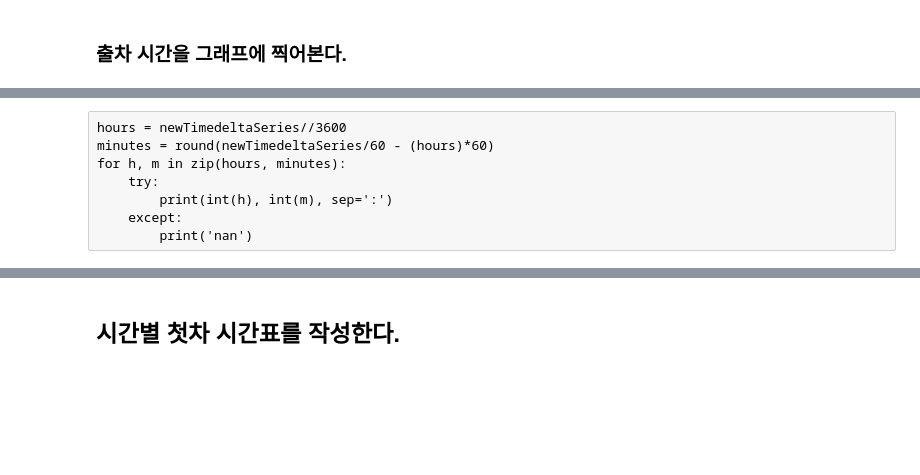
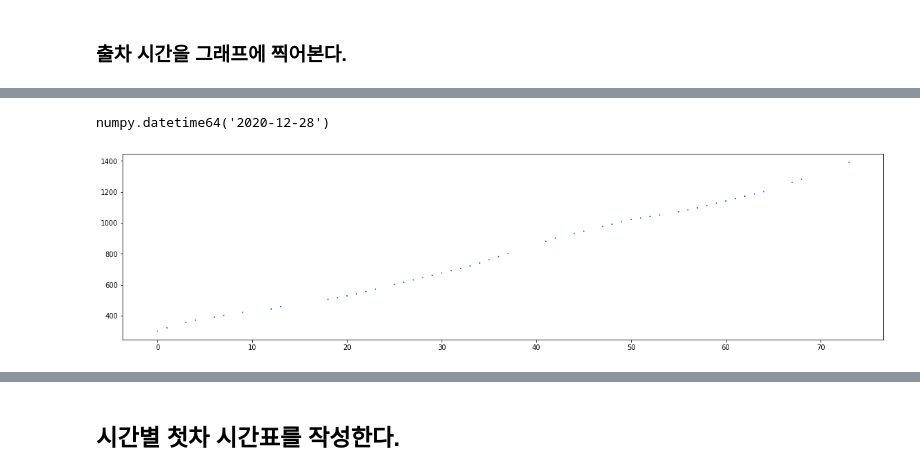
Before and after one commit to pilltong/Data-Structure-Project, a Jupyter notebook: BTTA_MakeTimeTable.ipynb, the cells around one changed output, grey strips where cells are left out. Saved outputs shown, nothing was run; the diff lists cells and outputs as text; code cells hidden in the pictures; blank space fills up the shorter version.

```diff
--- a/BTTA_MakeTimeTable.ipynb
+++ b/BTTA_MakeTimeTable.ipynb
@@ -309,7 +309,7 @@ def sortedCol(_oneDay_df):
 routeId = 204000046
 year = 2020
 month = 12
-day = 31
+day = 28
 # %%
 todayDateTimeStr = todayStr(year, month, day)
 outputFileName = todayDateTimeStr + '.csv'
@@ -358,13 +364,13 @@ df = pd.to_datetime(df.stack(), format='%Y-%m-%d %H:%M%S').unstack()
 # %%
 dayList = [28, 29, 30, 31]
 for _day in dayList:
-    todayDateTimeStr = todayStr(year, month, _day)
-    outputFileName = todayDateTimeStr + '.csv'
+    _todayDateTimeStr = todayStr(year, month, _day)
+    outputFileName = _todayDateTimeStr + '.csv'
 
     outputFolderPath = os.getcwd() + '/out/' + str(routeId) + '/'
     createFolder(outputFolderPath)
     outputFilePath = outputFolderPath + outputFileName
 
     #/print outputFilePath
-    df = pd.read_csv(outputFilePath)
+    iter_df = pd.read_csv(outputFilePath)
     #display(df.iloc[1:2])
@@ -382,7 +505,7 @@ for _day in dayList:
 isShowInfo = True
 
 # 1.
-datetimeArr = df.iloc[2]
+datetimeArr = oneDay_df.iloc[2]
 
 # 2. 시리즈(np.array)에서 기준시간을 뺀다. 데이터 타입이 timedelta로 바뀐다.
 
@@ -402,7 +525,10 @@ if (isShowInfo):
     display(tempDfTDS)
 
 # 3. Series.interpolate() 메소드를 호출하여 결측치를 채운다
-newTimedeltaSeries = totalSecondsSeries.interpolate(limit=1)
+# newTimedeltaSeries = totalSecondsSeries.interpolate(limit=1)
+newTimedeltaSeries = totalSecondsSeries.interpolate(limit_area='inside')
+# newTimedeltaSeries = totalSecondsSeries.interpolate(method='values')
+
 
 # 4.
 newDatetimeSeries = pd.to_datetime(newTimedeltaSeries, unit='s')
@@ -488,29 +632,27 @@ plt.show()
+# %%
+sampleTime
+# %% [output]
+numpy.datetime64('2020-12-28')
 # %%
 '''
 01. 데이터프레임의 행 하나(시리즈)를 가져온다.
 02. 시리즈의 각 데이터에서 기준시간, 조사일의 자정(00시)),을 빼서 timedelta 타입으로 변환한다.
 '''
 plt.figure(figsize=(20, 5))
 
-for i in range(3):
+for i in range(1):
     # 1.
     datetimeArr = oneDay_df.iloc[i]
 
     # 2. 시리즈(np.array)에서 기준시간을 뺀다. 데이터 타입이 timedelta로 바뀐다.
     sampleTime = np.datetime64(todayDateTimeStr)
     timedeltaArr = datetimeArr - sampleTime
     timedeltaSeries = pd.Series(timedeltaArr)
     totalSecondsSeries = timedeltaSeries.dt.total_seconds()
     totalSecondsSeries /= 60
     totalSecondsSeries
 
     plt.scatter(np.arange(len(totalSecondsSeries)), totalSecondsSeries, s=totalSecondsSeries>0)
 plt.show()
+# %% [output]
+[figure, added]
-# %% [raw]
-hours = newTimedeltaSeries//3600
-minutes = round(newTimedeltaSeries/60 - (hours)*60)
-for h, m in zip(hours, minutes):
-    try:
-        print(int(h), int(m), sep=':')
-    except:
-        print('nan')
```
Also changed, not shown: parts of 31 cells of this notebook.
